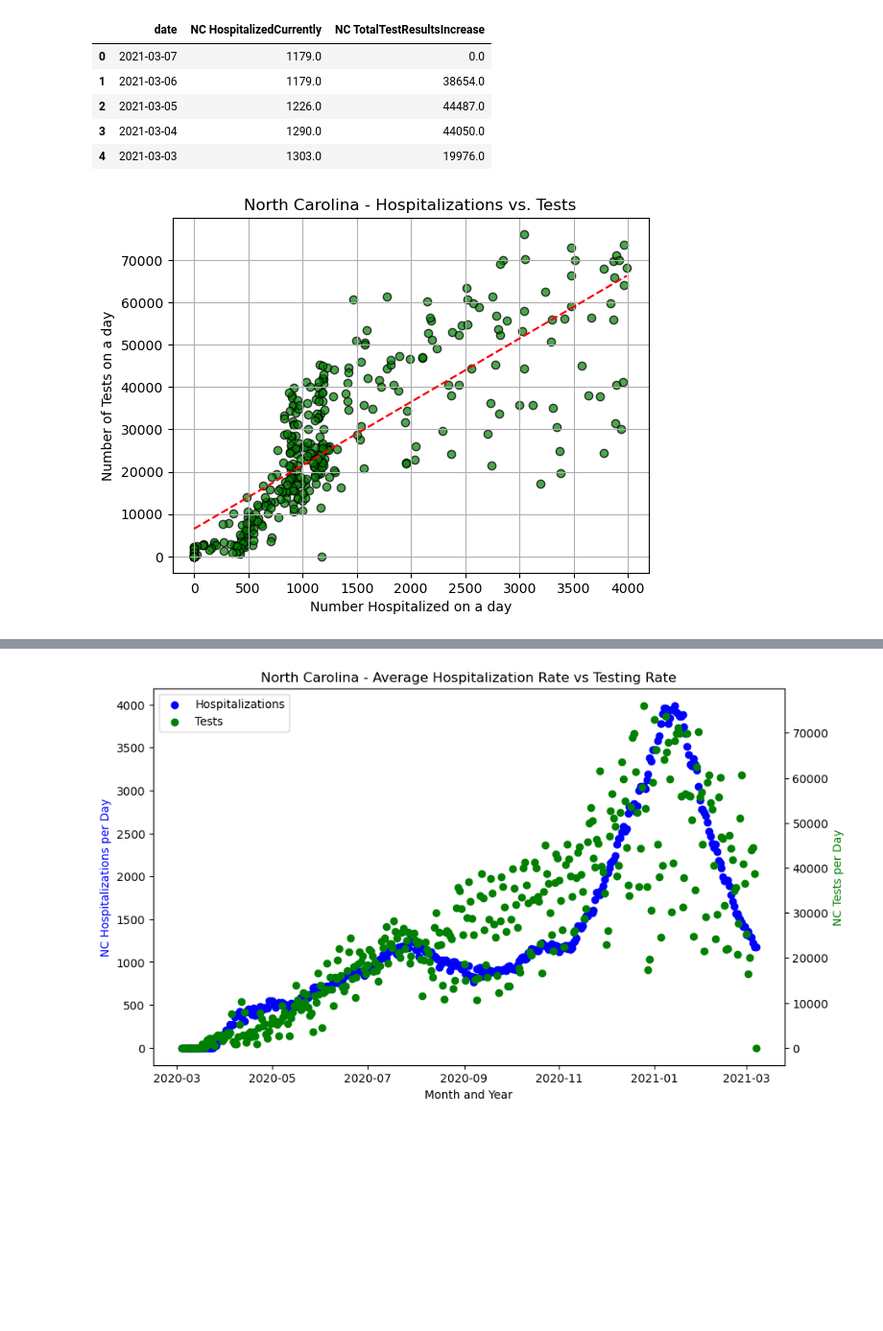
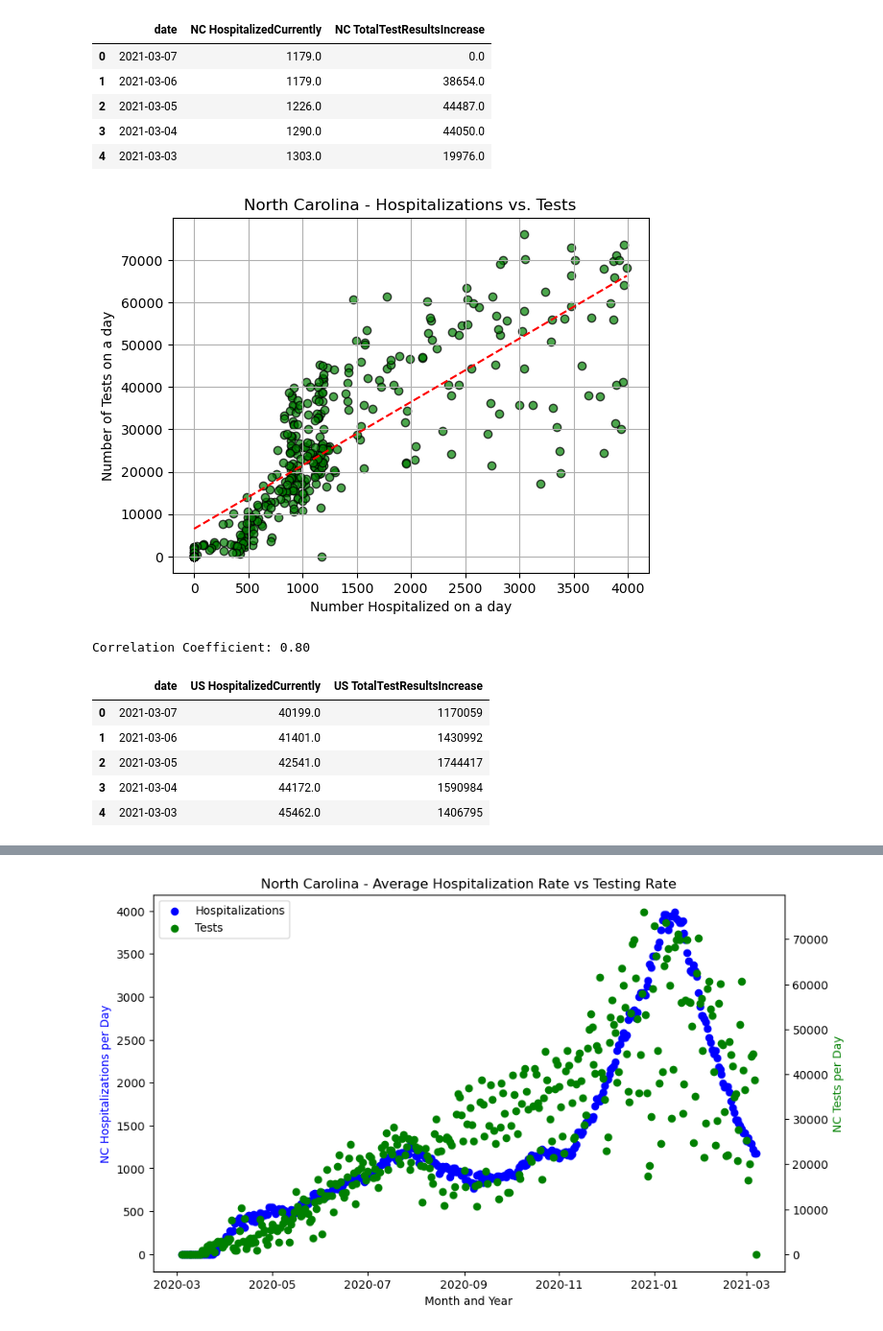
Before and after one commit to rhett-gough/Project1, a Jupyter notebook: Questions 5a and 5b.ipynb, the cells around one changed output, grey strips where cells are left out. Shown at 96% size. Drawn from its saved outputs; the diff is of its cells as text; code cells hidden in the pictures; blank space fills up the shorter version.

```diff
--- a/Questions 5a and 5b.ipynb
+++ b/Questions 5a and 5b.ipynb
@@ -209,5 +209,24 @@ plt.grid()
 
 # Display the plot
 plt.show()
+
+correlation = scatter_df['NC HospitalizedCurrently'].corr(scatter_df['NC TotalTestResultsIncrease'])
+print(f"Correlation Coefficient: {correlation:.2f}")
 # %% [output]
 [figure]
+Correlation Coefficient: 0.80
+# %%
+us_hos_to_testing_columns = ['date', 'US HospitalizedCurrently', 'US TotalTestResultsIncrease']
+us_scatter_df = us_and_nc_df[us_hos_to_testing_columns].copy()
+
+# Drop null values
+us_scatter_df = us_scatter_df.dropna()
+
+us_scatter_df.head()
+# %% [output]
+|  | date | US HospitalizedCurrently | US TotalTestResultsIncrease |
+| 0 | 2021-03-07 | 40199.0 | 1170059 |
+| 1 | 2021-03-06 | 41401.0 | 1430992 |
+| 2 | 2021-03-05 | 42541.0 | 1744417 |
+| 3 | 2021-03-04 | 44172.0 | 1590984 |
+| 4 | 2021-03-03 | 45462.0 | 1406795 |
```
Also changed, not shown: parts of 1 cell of this notebook.
